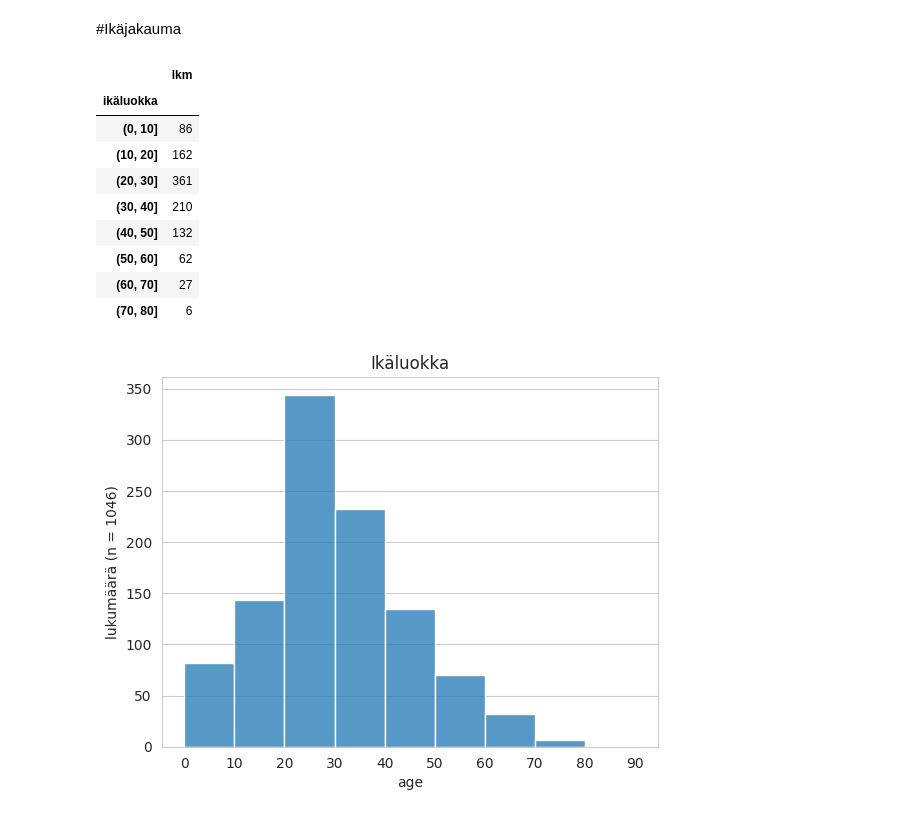
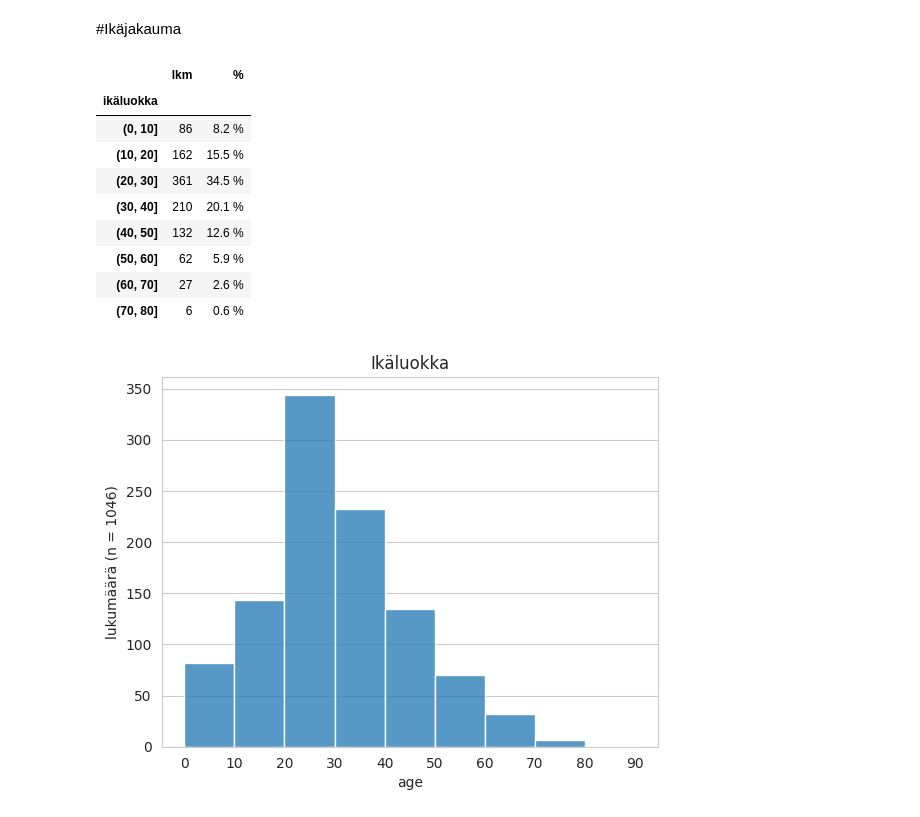
Before and after one commit to JennyMyy/Data-analytiikka, a Jupyter notebook: Titanic.ipynb, the cells around one changed output. Drawn from its saved outputs; the diff is of its cells as text; code cells hidden in the pictures.

```diff
--- a/Titanic.ipynb
+++ b/Titanic.ipynb
@@ -131,23 +131,25 @@ Löydetty 328 ruumista ja 481 henkilöä jäi kadoksiin.
 # %%
 # iän luokittelu
 bins = [0, 10, 20, 30, 40, 50, 60, 70, 80, 90]
 df['ageclass'] = pd.cut(df['age'], bins=bins)
 
 df2 = pd.crosstab(df['ageclass'], 'lkm')
+n = df2['lkm'].sum()
+df2['%'] = df2['lkm']/n*100
 df2.columns.name = ''
 df2.index.name = 'ikäluokka'
-df2
+df2.style.format(format)
 # %% [output]
-|  | lkm |
-| ikäluokka |  |
-| (0, 10] | 86 |
-| (10, 20] | 162 |
-| (20, 30] | 361 |
-| (30, 40] | 210 |
-| (40, 50] | 132 |
-| (50, 60] | 62 |
-| (60, 70] | 27 |
-| (70, 80] | 6 |
+|  | lkm | % |
+| ikäluokka |  |  |
+| (0, 10] | 86 | 8.2 % |
+| (10, 20] | 162 | 15.5 % |
+| (20, 30] | 361 | 34.5 % |
+| (30, 40] | 210 | 20.1 % |
+| (40, 50] | 132 | 12.6 % |
+| (50, 60] | 62 | 5.9 % |
+| (60, 70] | 27 | 2.6 % |
+| (70, 80] | 6 | 0.6 % |
 # %%
 # Pylvästaulukko ikäjakaumasta
 
```
Also changed, not shown: parts of 11 cells of this notebook.
